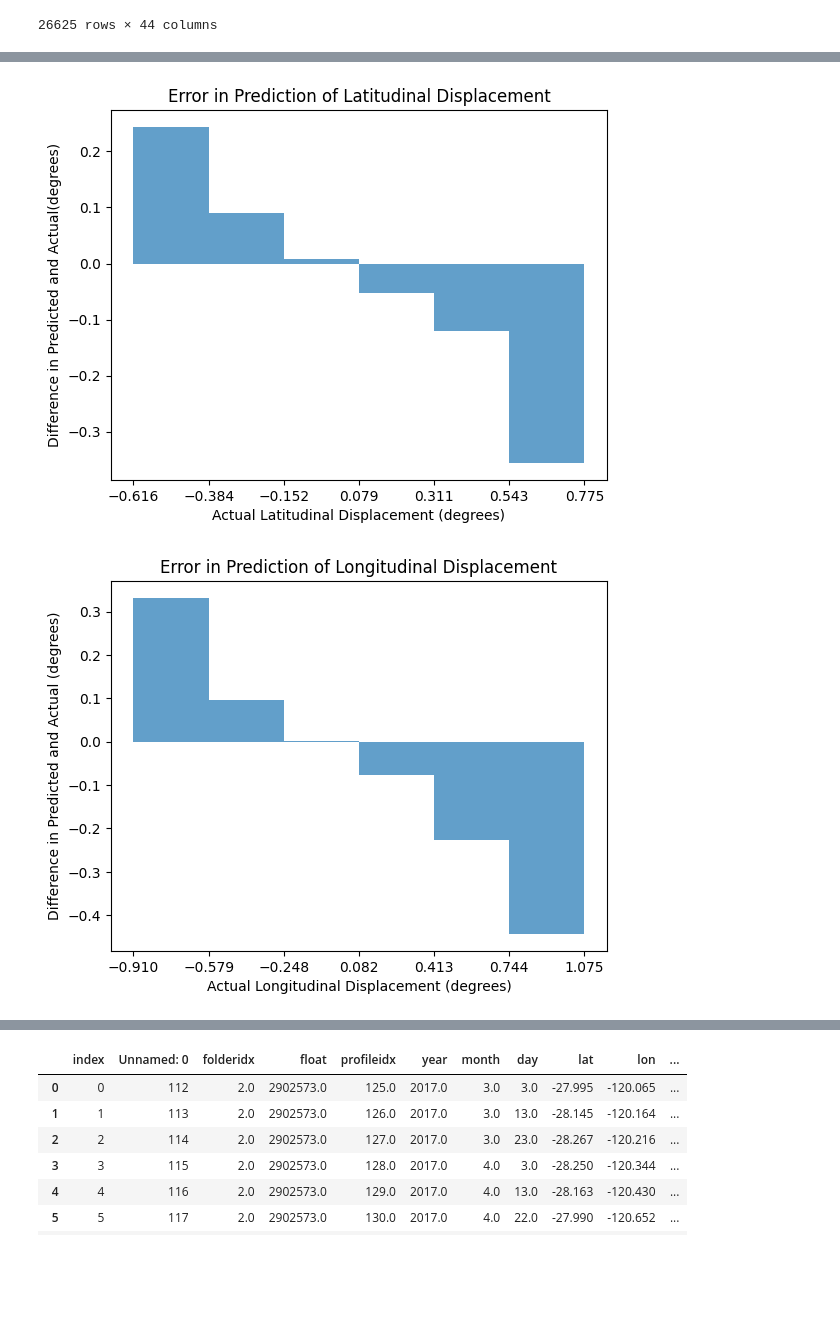
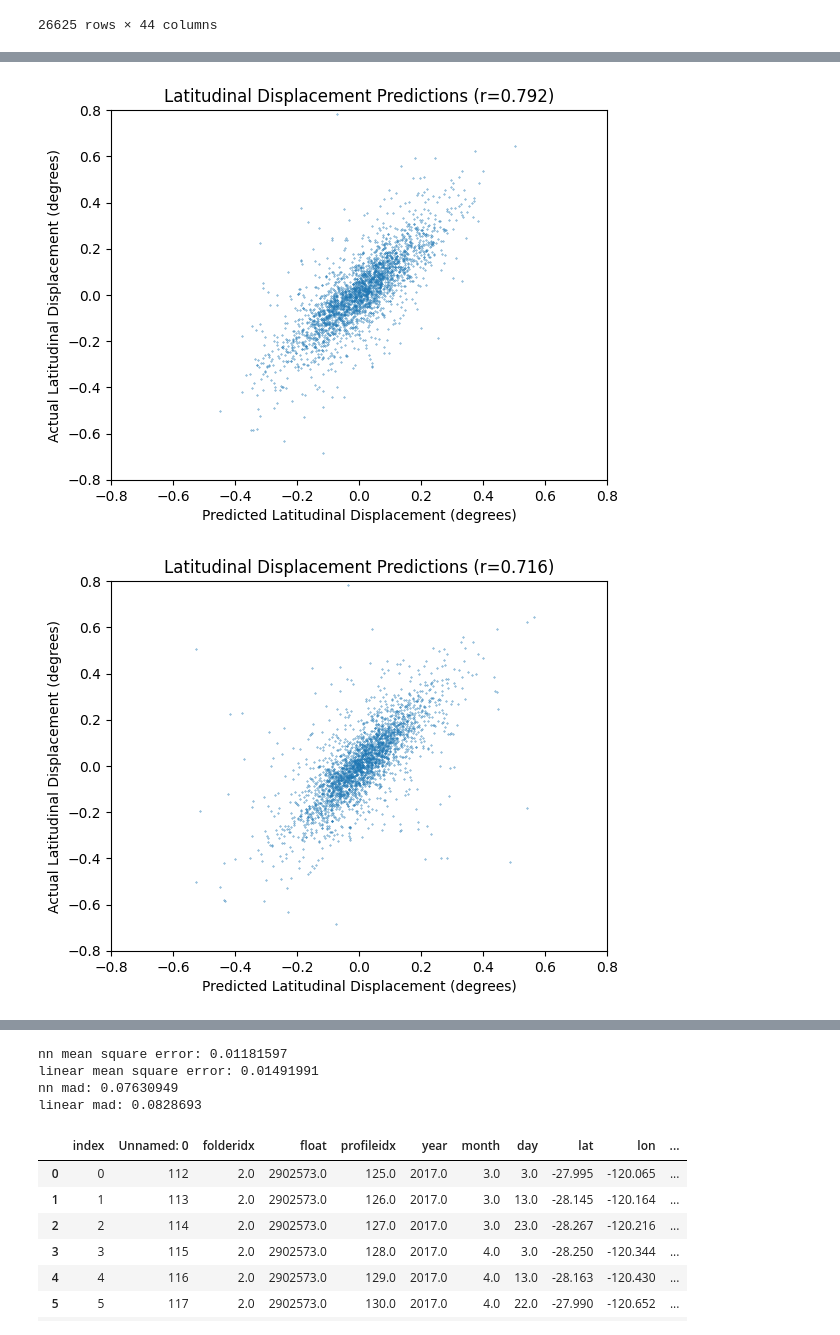
Before and after one commit to kalkulator413/argo_nn, a Jupyter notebook: train.ipynb, the cells around one changed output, grey strips where cells are left out. Saved outputs shown, nothing was run; the diff lists cells and outputs as text; code cells hidden in the pictures; blank space fills up the shorter version.

Commit message:
update plots

```diff
--- a/train.ipynb
+++ b/train.ipynb
@@ -182,7 +172,7 @@ criterion = nn.MSELoss()
 # 1 / likelyhood(observed)
 
 batch_size = 32
-early_stopping_patience = 10
+early_stopping_patience = 15
 best_val_loss = float('inf')
 patience_counter = 0
 
@@ -209,7 +199,7 @@ for epoch in range(1000):
     with torch.no_grad():
         val_losses.append(criterion(model(X_val.to(device)), Y_val.to(device)).cpu().detach().numpy())
 
-    # havent improved in the last 10, quit
+    # havent improved in the last 15, quit
     if val_losses[-1] < best_val_loss:
         best_val_loss = val_losses[-1]
         patience_counter = 0
@@ -254,19 +244,40 @@ test loss: 0.012440607
 Y_pred = model(X_test.to(device)).cpu()
 
 plt.scatter(Y_pred.detach().numpy()[:, 1], Y_test.detach().numpy()[:, 1], s=.1)
-plt.title(f'Strengh of Prediction of Longitudinal Displacement (r={round(1e3*corr_coef(Y_pred.detach().numpy()[:, 1], Y_test.detach().numpy()[:, 1]))/1e3})')
+plt.title(f'Longitudinal Displacement Predictions (r={round(1e3*corr_coef(Y_pred.detach().numpy()[:, 1], Y_test.detach().numpy()[:, 1]))/1e3})')
 plt.xlabel('Predicted Longitudinal Displacement (degrees)')
 plt.ylabel('Actual Longitudinal Displacement (degrees)')
+plt.xlim([-.8, .8])
+plt.ylim([-.8, .8])
+plt.show()
+
+plt.scatter(Y_pred_linear[:, 1], Y_test.detach().numpy()[:, 1], s=.1)
+plt.title(f'Longitudinal Displacement Predictions (r={round(1e3*corr_coef(Y_pred_linear[:, 1], Y_test.detach().numpy()[:, 1]))/1e3})')
+plt.xlabel('Predicted Longitudinal Displacement (degrees)')
+plt.ylabel('Actual Longitudinal Displacement (degrees)')
+plt.xlim([-.8, .8])
+plt.ylim([-.8, .8])
 plt.show()
 
 plt.scatter(Y_pred.detach().numpy()[:, 0], Y_test.detach().numpy()[:, 0], s=0.1)
-plt.title(f'Strengh of Prediction of Latitudinal Displacement (r={round(1e3*corr_coef(Y_pred.detach().numpy()[:, 0], Y_test.detach().numpy()[:, 0]))/1e3})')
+plt.title(f'Latitudinal Displacement Predictions (r={round(1e3*corr_coef(Y_pred.detach().numpy()[:, 0], Y_test.detach().numpy()[:, 0]))/1e3})')
 plt.xlabel('Predicted Latitudinal Displacement (degrees)')
 plt.ylabel('Actual Latitudinal Displacement (degrees)')
+plt.xlim([-.8, .8])
+plt.ylim([-.8, .8])
 plt.show()
 
+plt.scatter(Y_pred_linear[:, 0], Y_test[:, 0], s=.1)
+plt.title(f'Latitudinal Displacement Predictions (r={round(1e3*corr_coef(Y_pred_linear[:, 0], Y_test.detach().numpy()[:, 0]))/1e3})')
+plt.xlabel('Predicted Latitudinal Displacement (degrees)')
+plt.ylabel('Actual Latitudinal Displacement (degrees)')
+plt.xlim([-.8, .8])
+plt.ylim([-.8, .8])
+plt.show()
+
+
 num_bins = 6
-bin_boundaries = np.linspace(min(Y_test.detach()[:, 0]), max(Y_test.detach()[:, 0]), num_bins + 1)
+bin_boundaries = np.linspace(-1, 1, num_bins + 1)
 bin_boundaries
 bins = np.digitize(Y_test.detach()[:, 0], bin_boundaries)
 errors = (Y_pred.detach()[:, 0] - Y_test.detach()[:, 0]).numpy()
@@ -278,7 +289,7 @@ plt.title('Error in Prediction of Latitudinal Displacement')
 plt.xticks(bin_boundaries)
 plt.show()
 
-bin_boundaries = np.linspace(min(Y_test.detach()[:, 1]), max(Y_test.detach()[:, 1]), num_bins + 1)
+bin_boundaries = np.linspace(-1, 1, num_bins + 1)
 bin_boundaries
 bins = np.digitize(Y_test.detach()[:, 1], bin_boundaries)
 errors = (Y_pred.detach()[:, 1] - Y_test.detach()[:, 1]).numpy()
@@ -289,4 +300,10 @@ plt.ylabel('Difference in Predicted and Actual (degrees)')
 plt.title('Error in Prediction of Longitudinal Displacement')
 plt.xticks(bin_boundaries)
 plt.show()
+
+print('nn mean square error:', np.mean((Y_pred.detach().numpy() - Y_test.detach().numpy())**2))
+print('linear mean square error:', np.mean((Y_pred_linear - Y_test.detach().numpy())**2))
+
+print('nn mad:', np.mean(np.abs(Y_pred.detach().numpy() - Y_test.detach().numpy())))
+print('linear mad:', np.mean(np.abs(Y_pred_linear - Y_test.detach().numpy())))
 # %% [output]
@@ -295,2 +312,2 @@ plt.show()
-[figure, old version]
+[figure, new version]
-[figure, old version]
+[figure, new version]
@@ -297,3 +316,7 @@ plt.show()
+nn mean square error: 0.01181597
+linear mean square error: 0.01491991
+nn mad: 0.07630949
+linear mad: 0.0828693
 # %%
 # picking a contiguous sequence
 just_one = data[data.get('float') == 2902573.0].head(14)
```
Also changed, not shown: parts of 6 cells of this notebook.
